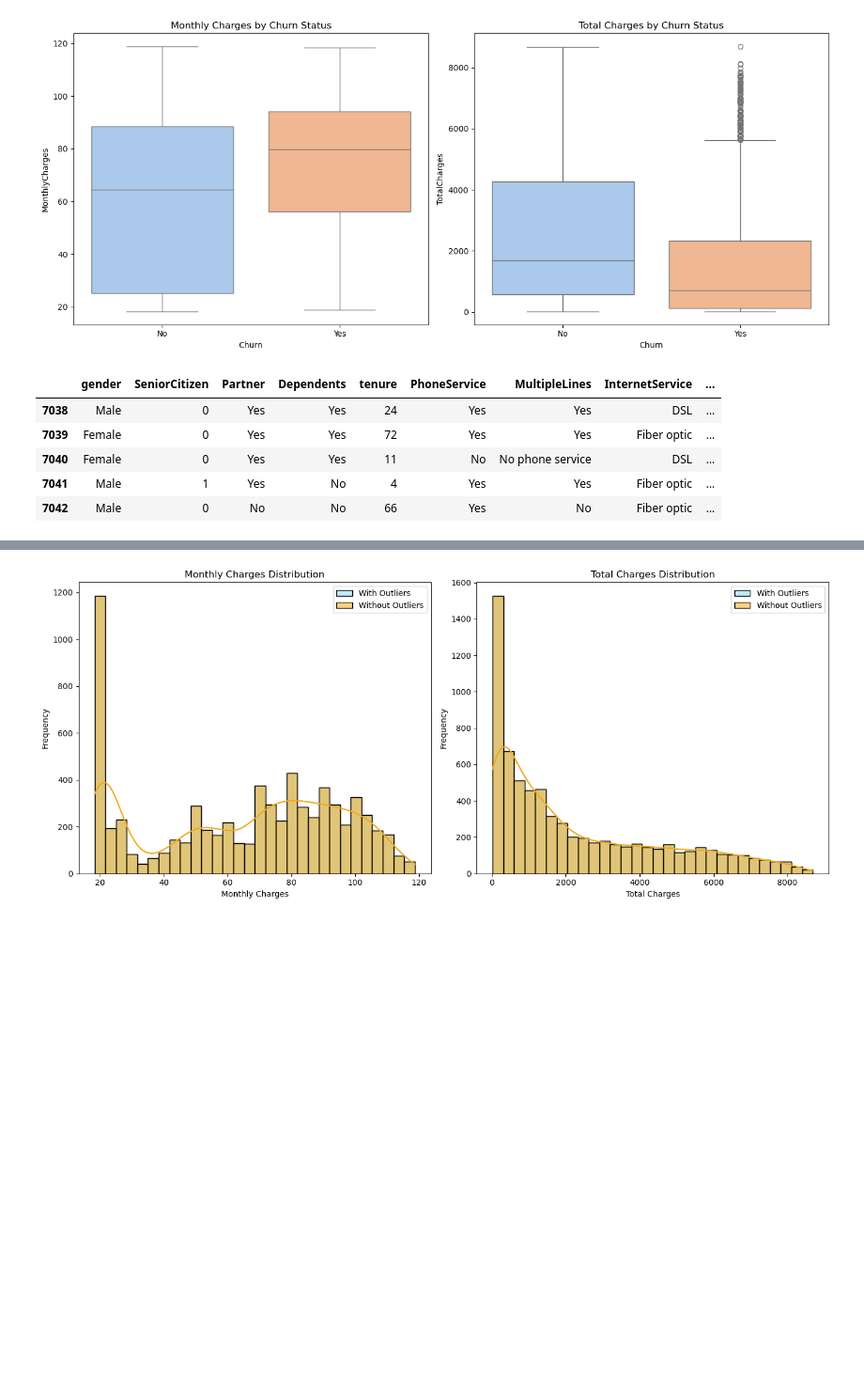
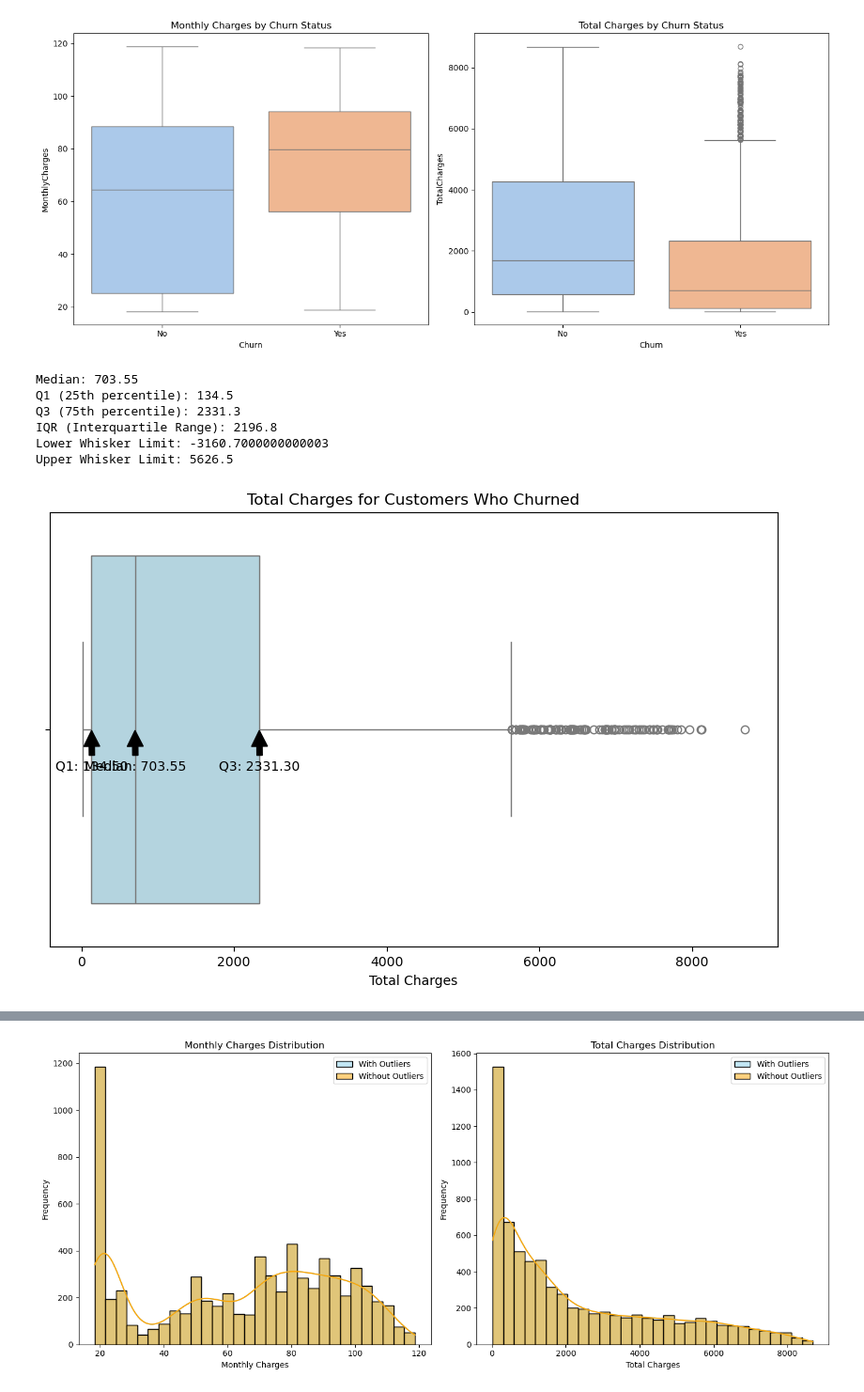
Before and after one commit to Majeedraheem/Telco-Customer-Churn, a Jupyter notebook: churn.ipynb, the cells around one changed output, grey strips where cells are left out. Shown at 94% size. Cells and saved outputs as stored; diff of their text form; code cells hidden in the pictures; blank space fills up the shorter version.

```diff
--- a/churn.ipynb
+++ b/churn.ipynb
@@ -357,12 +388,3 @@ plt.savefig("Customers Monthy & Total Charges by Churn Status  ")
 plt.show()
 # %% [output]
 [figure]
-# %%
-df.tail()
-# %% [output]
-|  | gender | SeniorCitizen | Partner | Dependents | tenure | PhoneService | MultipleLines | InternetService | ... |
-| 7038 | Male | 0 | Yes | Yes | 24 | Yes | Yes | DSL | ... |
-| 7039 | Female | 0 | Yes | Yes | 72 | Yes | Yes | Fiber optic | ... |
-| 7040 | Female | 0 | Yes | Yes | 11 | No | No phone service | DSL | ... |
-| 7041 | Male | 1 | Yes | No | 4 | Yes | Yes | Fiber optic | ... |
-| 7042 | Male | 0 | No | No | 66 | Yes | No | Fiber optic | ... |
@@ -371,0 +391,56 @@ cleaned_churned_df = df[(df['TotalCharges'] >= lower_bound) & (df['TotalCharges'
+# %%
+#Created DataFrame with Churned customer only
+churn_yes = df[df['Churn'] == 'Yes']
+# %%
+import numpy as np
+
+# Compute the boxplot statistics manually
+data = churn_yes['TotalCharges'].values
+median = np.median(data)
+q1 = np.percentile(data, 25)
+q3 = np.percentile(data, 75)
+iqr = q3 - q1
+whisker_low = q1 - 1.5 * iqr
+whisker_high = q3 + 1.5 * iqr
+
+# Display the computed statistics
+print(f"Median: {median}")
+print(f"Q1 (25th percentile): {q1}")
+print(f"Q3 (75th percentile): {q3}")
+print(f"IQR (Interquartile Range): {iqr}")
+print(f"Lower Whisker Limit: {whisker_low}")
+print(f"Upper Whisker Limit: {whisker_high}")
+# %% [output]
+Median: 703.55
+Q1 (25th percentile): 134.5
+Q3 (75th percentile): 2331.3
+IQR (Interquartile Range): 2196.8
+Lower Whisker Limit: -3160.7000000000003
+Upper Whisker Limit: 5626.5
+# %%
+plt.figure(figsize=(10, 6))
+ax = sns.boxplot(x='TotalCharges', data=churn_yes, color='lightblue')
+
+# Calculate quartiles for annotation
+q1 = churn_yes['TotalCharges'].quantile(0.25)
+median = churn_yes['TotalCharges'].median()
+q3 = churn_yes['TotalCharges'].quantile(0.75)
+
+# Annotate quartiles
+ax.annotate(f'Q1: {q1:.2f}', xy=(q1, 0), xytext=(q1 + 5, 0.1),
+            arrowprops=dict(facecolor='black', shrink=0.05),
+            ha='center', va='bottom', color='black', fontsize=10)
+ax.annotate(f'Median: {median:.2f}', xy=(median, 0), xytext=(median + 5, 0.1),
+            arrowprops=dict(facecolor='black', shrink=0.05),
+            ha='center', va='bottom', color='black', fontsize=10)
+ax.annotate(f'Q3: {q3:.2f}', xy=(q3, 0), xytext=(q3 + 5, 0.1),
+            arrowprops=dict(facecolor='black', shrink=0.05),
+            ha='center', va='bottom', color='black', fontsize=10)
+
+# Add labels and title
+plt.title('Total Charges for Customers Who Churned')
+plt.xlabel('Total Charges')
+plt.savefig("Total Charges for Customer who Churned")
+plt.show()
+# %% [output]
+[figure, added]
```
Also changed, not shown: parts of 19 cells of this notebook, 2 other files.
